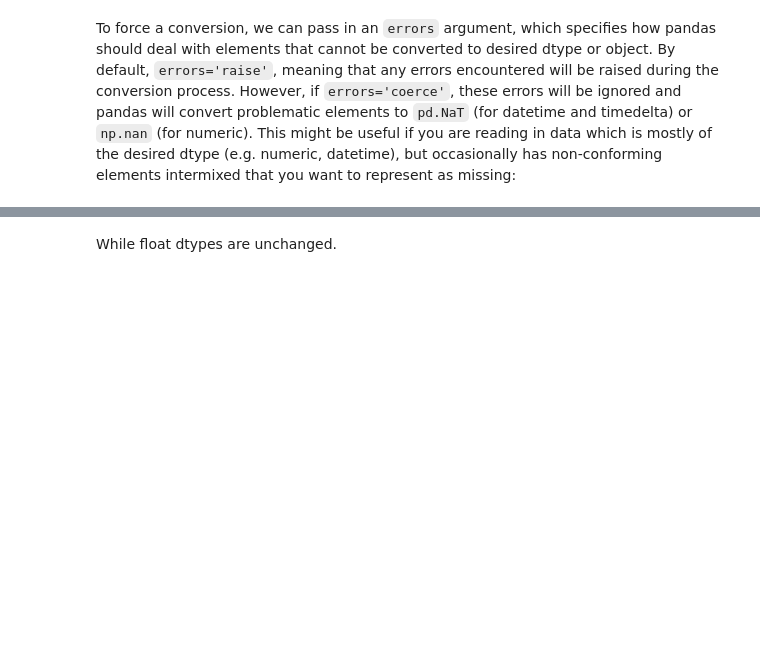
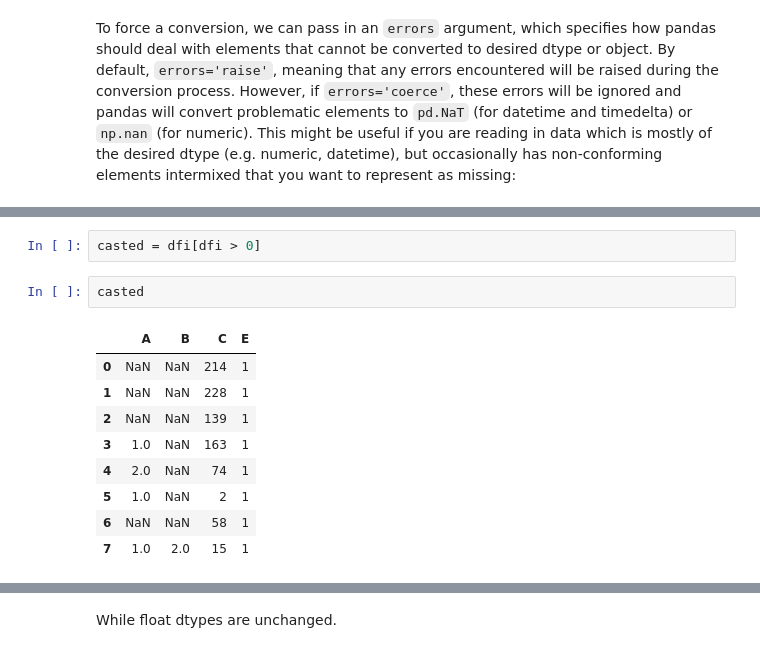
Before and after one commit to Francesco-Ghizzo/Data-Science, a Jupyter notebook: Python/Pandas/User Guide/Essential basic functionality.ipynb, the cells around one changed output, grey strips where cells are left out. Cells and saved outputs as stored; diff of their text form; blank space fills up the shorter version.

```diff
--- a/Python/Pandas/User Guide/Essential basic functionality.ipynb
+++ b/Python/Pandas/User Guide/Essential basic functionality.ipynb
@@ -3576,0 +3449,14 @@ dtype: object
+# %%
+casted = dfi[dfi > 0]
+# %%
+casted
+# %% [output]
+|  | A | B | C | E |
+| 0 | NaN | NaN | 214 | 1 |
+| 1 | NaN | NaN | 228 | 1 |
+| 2 | NaN | NaN | 139 | 1 |
+| 3 | 1.0 | NaN | 163 | 1 |
+| 4 | 2.0 | NaN | 74 | 1 |
+| 5 | 1.0 | NaN | 2 | 1 |
+| 6 | NaN | NaN | 58 | 1 |
+| 7 | 1.0 | 2.0 | 15 | 1 |
```
Also changed, not shown: parts of 277 cells of this notebook.
